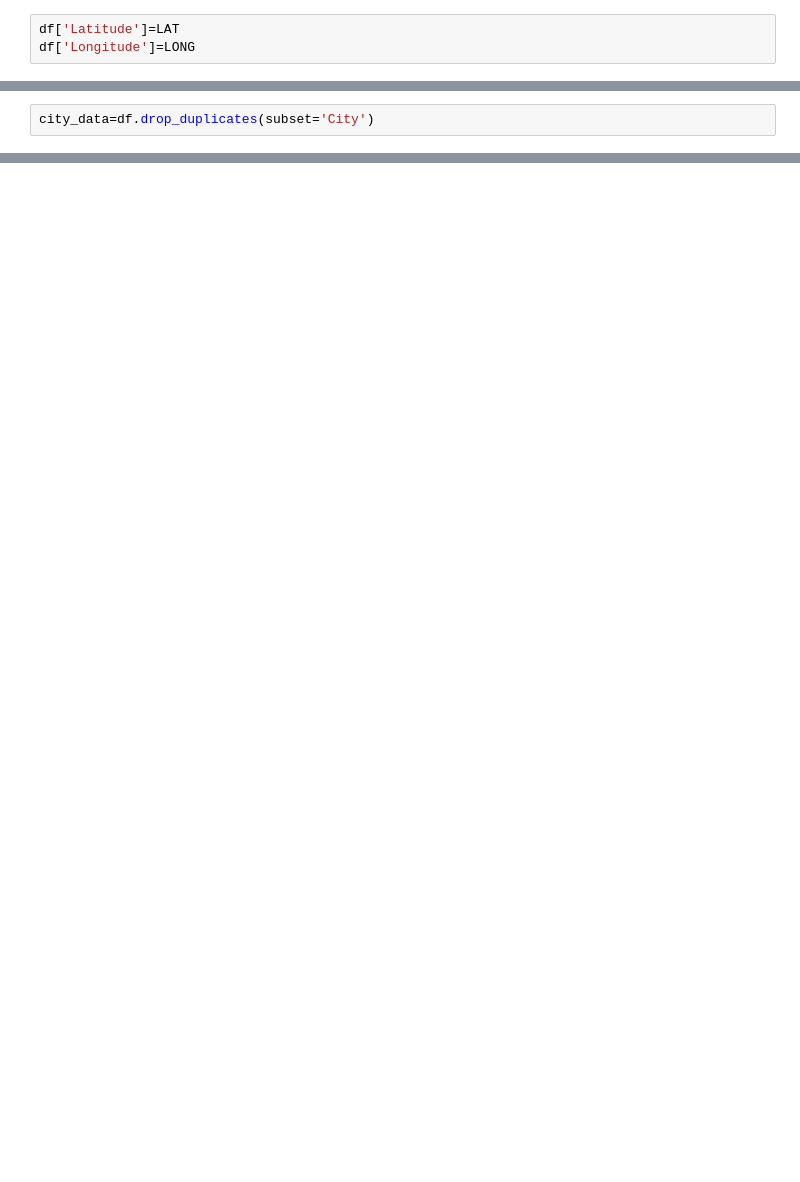
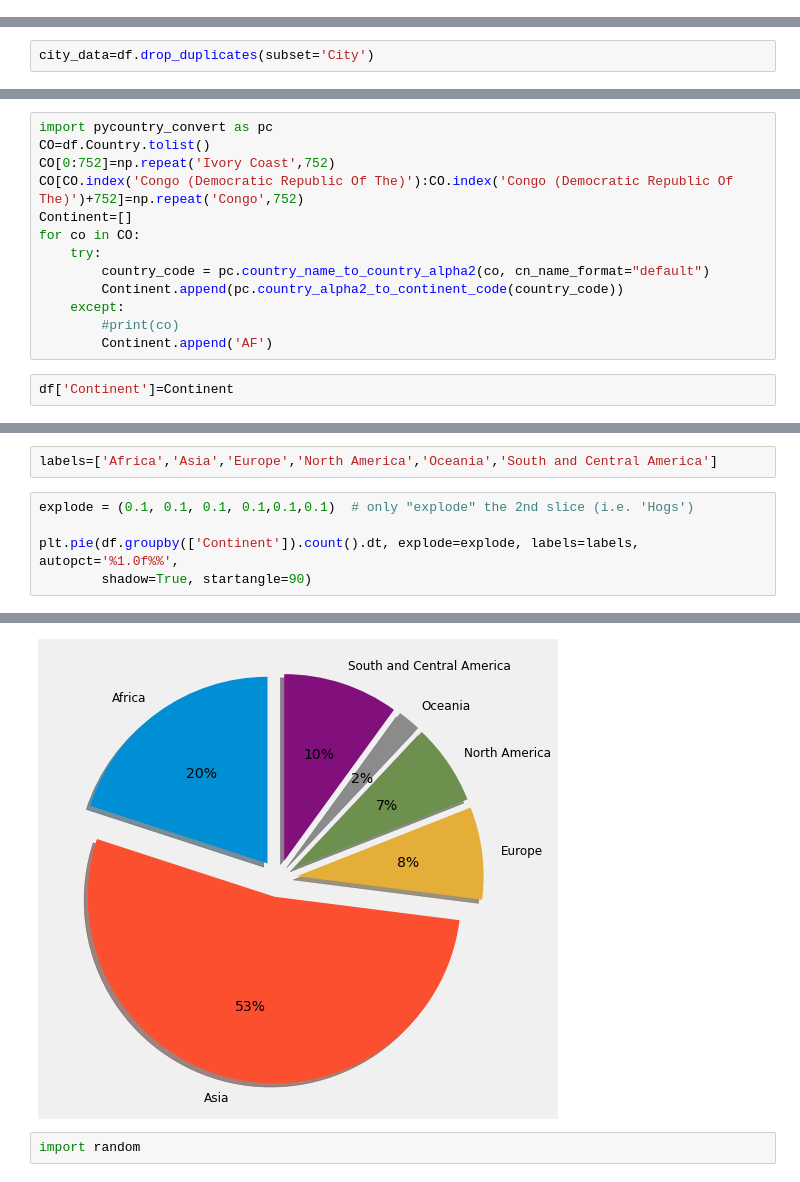
Before and after one commit to PieroPaialungaAI/ClimateChange, a Jupyter notebook: Overview.ipynb, the cells around one changed output, grey strips where cells are left out. Drawn from its saved outputs; the diff is of its cells as text; blank space fills up the shorter version.

```diff
--- a/Overview.ipynb
+++ b/Overview.ipynb
@@ -164,3 +126,0 @@ LONG=np.repeat(np.array(LONG),753)
-# %%
-df['Latitude']=LAT
-df['Longitude']=LONG
@@ -200,0 +182,15 @@ world_map
+# %%
+import pycountry_convert as pc
+CO=df.Country.tolist()
+CO[0:752]=np.repeat('Ivory Coast',752)
+CO[CO.index('Congo (Democratic Republic Of The)'):CO.index('Congo (Democratic Republic Of The)')+752]=np.repeat('Congo',752)
+Continent=[]
+for co in CO:
+    try:
+        country_code = pc.country_name_to_country_alpha2(co, cn_name_format="default")
+        Continent.append(pc.country_alpha2_to_continent_code(country_code))
+    except:
+        #print(co)
+        Continent.append('AF')
+# %%
+df['Continent']=Continent
@@ -200,0 +208,8 @@ world_map
+# %%
+labels=['Africa','Asia','Europe','North America','Oceania','South and Central America']
+# %%
+explode = (0.1, 0.1, 0.1, 0.1,0.1,0.1)  # only "explode" the 2nd slice (i.e. 'Hogs')
+
+plt.pie(df.groupby(['Continent']).count().dt, explode=explode, labels=labels, autopct='%1.0f%%',
+        shadow=True, startangle=90)
+# %% [output]
@@ -201 +234,4 @@ world_map
+[figure, added]
+# %%
+import random
 # %%
```
Also changed, not shown: parts of 59 cells of this notebook, 7 other files.
